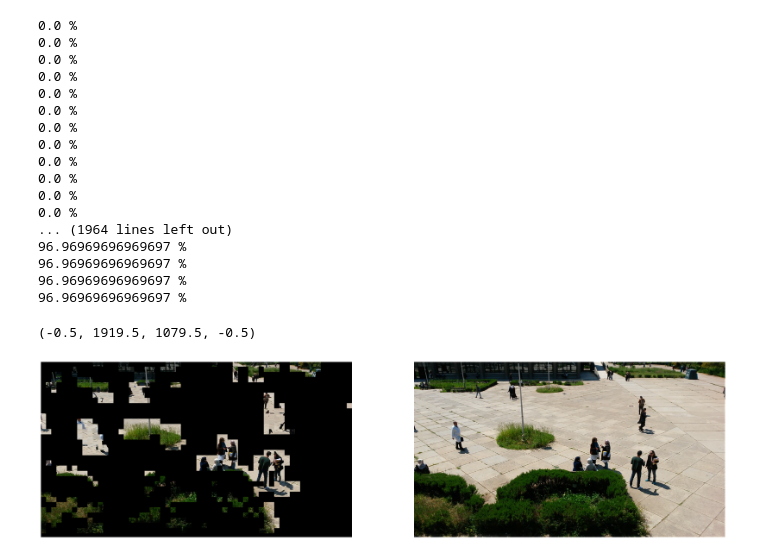
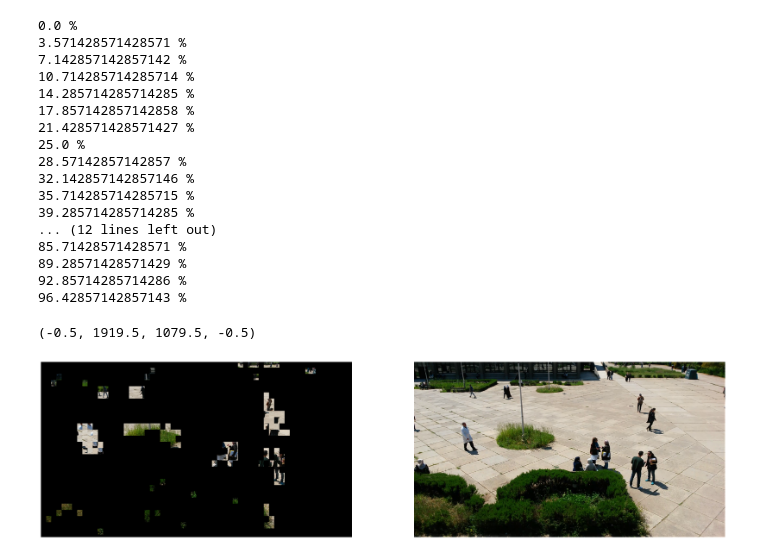
Before and after one commit to segganeadel/USTHB-Projects, a Jupyter notebook: M1/multimedia/movement-detection/box2.ipynb, the cells around one changed output. Saved outputs shown, nothing was run; the diff lists cells and outputs as text; code cells hidden in the pictures.

```diff
--- a/M1/multimedia/movement-detection/box2.ipynb
+++ b/M1/multimedia/movement-detection/box2.ipynb
@@ -5,7 +5,7 @@ import numpy as np
 from math import inf
 # %%
 def MSE(block1, block2):
-    return np.sum((block1.astype("float") - block2.astype("float")) ** 2) / float(block1.shape[0] * block1.shape[1])
+    return np.square(np.subtract(np.array(block1).astype(np.uint8), np.array(block2).astype(np.uint8))).mean()
 
 def search(bloc1,searchBox,searchImg,bloc_width,bloc_height):
     mse = +inf
@@ -80,7 +80,10 @@ def draw_redBox(img,coordinates):
 # %%
 bloc_width,bloc_height = 32,32
 seuil = 50
-span = 100
+
+distance = 50
+
+span = distance*2
 
 image1 = "image072.png"
 image2 = "image092.png"
@@ -93,10 +96,10 @@ img = np.zeros((img1.shape[0],img1.shape[1],3)).astype(np.uint8)
 
 
 Timg1 = cv2.cvtColor(img1, cv2.COLOR_BGR2YCrCb)
-Yimg1 = Timg1[:,:,0]
+Yimg1 = Timg1[:,:,0].astype(np.uint8)
 
 Timg2 = cv2.cvtColor(img2, cv2.COLOR_BGR2YCrCb)
-Yimg2 = Timg2[:,:,0]
+Yimg2 = Timg2[:,:,0].astype(np.uint8)
 
 
 width = Yimg1.shape[1]
@@ -106,53 +109,55 @@ limitX = width - (width % bloc_height)
 limitY = height- (height % bloc_height)
 
 for y in range (0,limitY,bloc_height):
+    print((y/limitY)*100,"%")
     for x in range(0,limitX,bloc_width):
-        print((y/limitY)*100,"%")
+
         topLeftX = x
         topLeftY = y
         bottomRightX = x+bloc_width
         bottomRightY = y+bloc_height
         bloc1 = Yimg1[topLeftY:bottomRightY,topLeftX:bottomRightX]
         bloc2 = Yimg2[topLeftY:bottomRightY,topLeftX:bottomRightX]
         if seuil < MSE(bloc1,bloc2):
             coordinates = [(topLeftX,topLeftY),(bottomRightX,bottomRightY)]
             #draw_redBox(img1,coordinates)
             searchBox = get_searchBox(coordinates,width,height,span)
             greenBox = search(bloc1,searchBox,Yimg2,bloc_width,bloc_height)
             #greenBox = binarySearch(bloc1,searchBox,Yimg2,bloc_width,bloc_height,width,height,span//2)
             #draw_greenBox(img2,greenBox)
-            img[topLeftY:bottomRightY,topLeftX:bottomRightX] = img1[greenBox[0][1]:greenBox[1][1],greenBox[0][0]:greenBox[1][0]]
+            if greenBox is not None:
+                img[topLeftY:bottomRightY,topLeftX:bottomRightX] = img1[greenBox[0][1]:greenBox[1][1],greenBox[0][0]:greenBox[1][0]]
 
 
 rows = 1
 columns = 2
 
 fig = plt.figure(figsize = (30,25))
 
 fig.add_subplot(rows, columns, 1)
 plt.imshow(cv2.cvtColor(img, cv2.COLOR_BGR2RGB))
 plt.axis('off')
 
 fig.add_subplot(rows, columns, 2)
 plt.imshow(cv2.cvtColor(img2, cv2.COLOR_BGR2RGB))
 plt.axis('off')
 # %% [output]
 0.0 %
-0.0 %
-0.0 %
-0.0 %
-0.0 %
-0.0 %
-0.0 %
-0.0 %
-0.0 %
-0.0 %
-0.0 %
-0.0 %
-... (1964 lines left out)
-96.96969696969697 %
-96.96969696969697 %
-96.96969696969697 %
-96.96969696969697 %
+3.571428571428571 %
+7.142857142857142 %
+10.714285714285714 %
+14.285714285714285 %
+17.857142857142858 %
+21.428571428571427 %
+25.0 %
+28.57142857142857 %
+32.142857142857146 %
+35.714285714285715 %
+39.285714285714285 %
+... (12 lines left out)
+85.71428571428571 %
+89.28571428571429 %
+92.85714285714286 %
+96.42857142857143 %
 (-0.5, 1919.5, 1079.5, -0.5)
-[figure, old version]
+[figure, new version]
```
Also changed, not shown: 1 other file.
